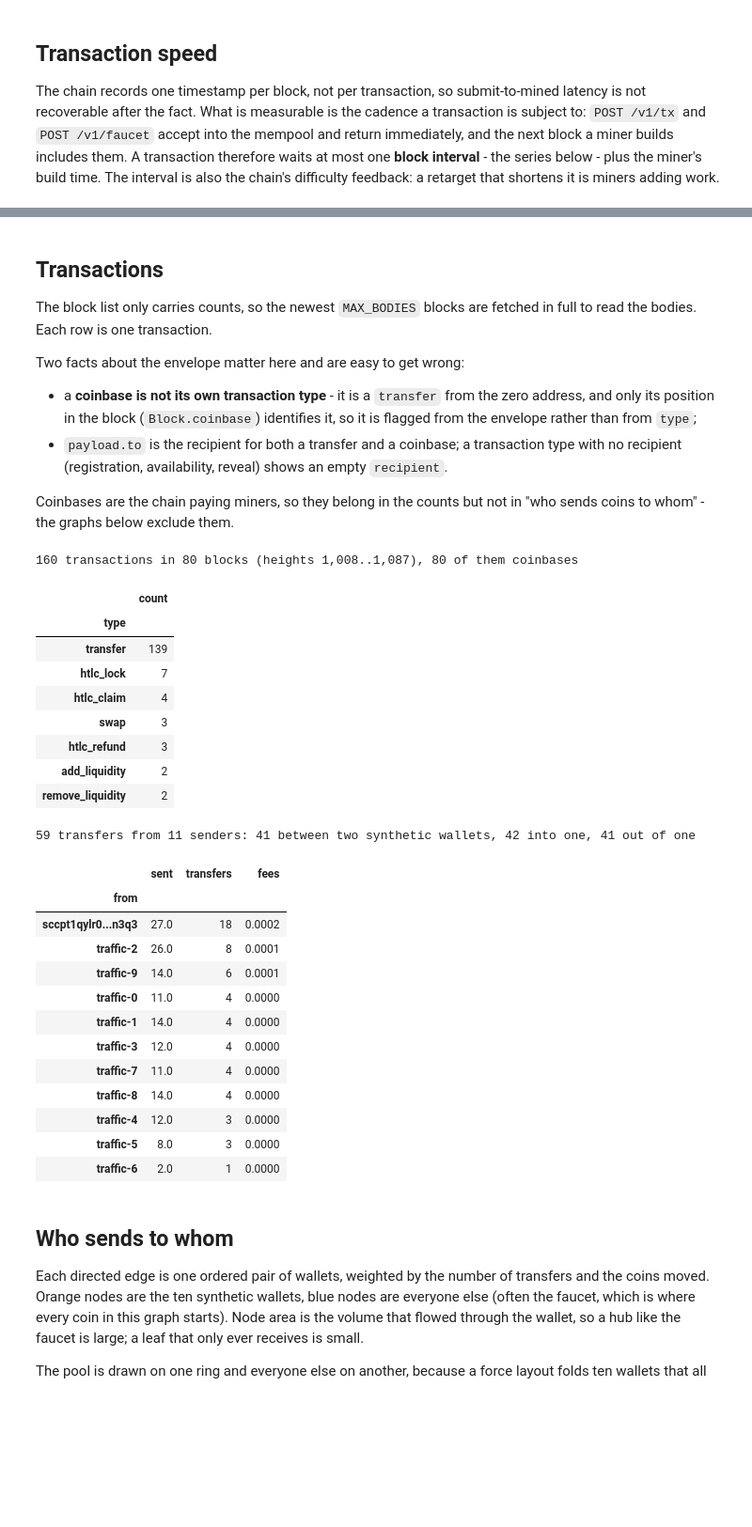
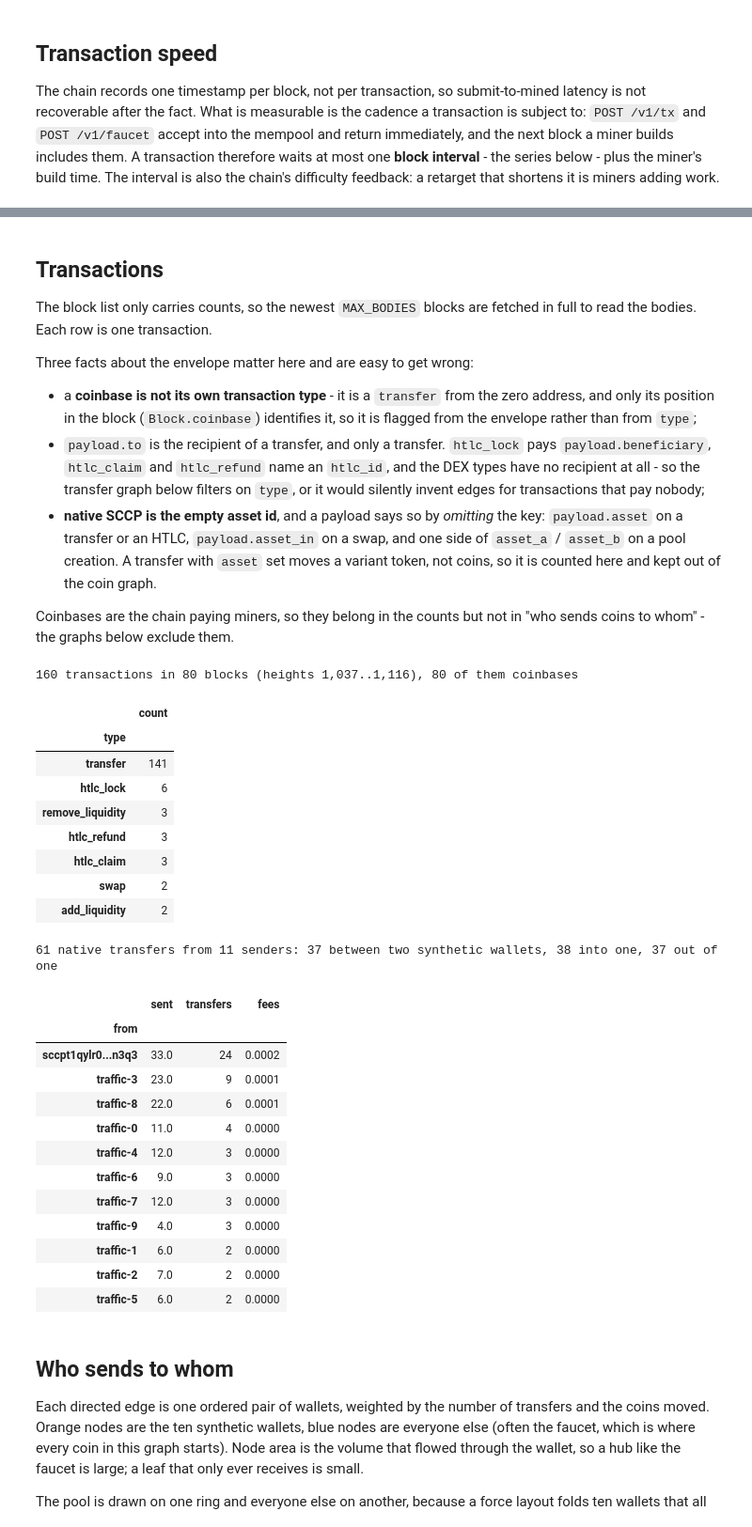
Before and after one commit to beefy/somecryptochessproject, a Jupyter notebook: analysis/testnet_stats.ipynb, the cells around one changed output, grey strips where cells are left out. Shown at 94% size. Cells and saved outputs as stored; diff of their text form; code cells hidden in the pictures; blank space fills up the shorter version.

```diff
--- a/analysis/testnet_stats.ipynb
+++ b/analysis/testnet_stats.ipynb
@@ -481,13 +487,19 @@ speed
 The block list only carries counts, so the newest `MAX_BODIES` blocks are fetched in full
 to read the bodies. Each row is one transaction.
 
-Two facts about the envelope matter here and are easy to get wrong:
+Three facts about the envelope matter here and are easy to get wrong:
 
 * a **coinbase is not its own transaction type** - it is a `transfer` from the zero
   address, and only its position in the block (`Block.coinbase`) identifies it, so it is
   flagged from the envelope rather than from `type`;
-* `payload.to` is the recipient for both a transfer and a coinbase; a transaction type
-  with no recipient (registration, availability, reveal) shows an empty `recipient`.
+* `payload.to` is the recipient of a transfer, and only a transfer. `htlc_lock` pays
+  `payload.beneficiary`, `htlc_claim` and `htlc_refund` name an `htlc_id`, and the DEX
+  types have no recipient at all - so the transfer graph below filters on `type`, or it
+  would silently invent edges for transactions that pay nobody;
+* **native SCCP is the empty asset id**, and a payload says so by *omitting* the key:
+  `payload.asset` on a transfer or an HTLC, `payload.asset_in` on a swap, and one side of
+  `asset_a` / `asset_b` on a pool creation. A transfer with `asset` set moves a variant
+  token, not coins, so it is counted here and kept out of the coin graph.
 
 Coinbases are the chain paying miners, so they belong in the counts but not in "who sends
 coins to whom" - the graphs below exclude them.
@@ -513,16 +525,24 @@ for height in sorted(BODIES):
                 "timestamp": stamp,
                 "type": tx["type"],
                 "sender": tx["from"],
+                "nonce": int(tx["nonce"]),
                 "recipient": payload.get("to"),
                 "amount": int(payload.get("amount") or 0),
+                "asset": payload.get("asset"),
                 "fee": int(tx["fee"]),
                 "coinbase": is_coinbase,
+                # The bridge and DEX types put their economic fields in type-specific
+                # keys, so the whole payload is kept: the panels below and the balance
+                # reconstruction need amount_a, amount_in, htlc_id and friends.
+                "payload": payload,
             }
         )
 
 txs = pd.DataFrame(rows)
 txs["time"] = pd.to_datetime(txs["timestamp"], unit="s", utc=True)
 txs["coins"] = txs["amount"] / COIN
+# Missing and empty both mean native SCCP; a non-empty id names a variant token.
+txs["native"] = txs["asset"].isna() | (txs["asset"] == "")
 
 print(
     f"{len(txs):,} transactions in {len(BODIES):,} blocks "
@@ -531,57 +551,60 @@ print(
 )
 txs["type"].value_counts().rename("count").to_frame()
 # %% [output]
-160 transactions in 80 blocks (heights 1,008..1,087), 80 of them coinbases
+160 transactions in 80 blocks (heights 1,037..1,116), 80 of them coinbases
 |  | count |
 | type |  |
-| transfer | 139 |
-| htlc_lock | 7 |
-| htlc_claim | 4 |
-| swap | 3 |
+| transfer | 141 |
+| htlc_lock | 6 |
+| remove_liquidity | 3 |
 | htlc_refund | 3 |
+| htlc_claim | 3 |
+| swap | 2 |
 | add_liquidity | 2 |
-| remove_liquidity | 2 |
 # %%
-paid = txs[~txs["coinbase"] & txs["recipient"].notna()].copy()
+paid = txs[~txs["coinbase"] & (txs["type"] == "transfer") & txs["native"]].copy()
 paid["from"] = paid["sender"].map(short)
 paid["to"] = paid["recipient"].map(short)
 
+variant = txs[(txs["type"] == "transfer") & ~txs["native"]]
 inside_pool = paid["sender"].isin(SYNTHETIC) & paid["recipient"].isin(SYNTHETIC)
 print(
-    f"{len(paid):,} transfers from {paid['sender'].nunique():,} senders: "
+    f"{len(paid):,} native transfers from {paid['sender'].nunique():,} senders: "
     f"{int(inside_pool.sum()):,} between two synthetic wallets, "
     f"{int(paid['recipient'].isin(SYNTHETIC).sum()):,} into one, "
     f"{int(paid['sender'].isin(SYNTHETIC).sum()):,} out of one"
 )
+if len(variant):
+    print(f"  {len(variant):,} variant-token transfers are charted with the bridge below")
 if not int(inside_pool.sum()):
     print(
         "  no synthetic wallet has paid another in this window, so the graph below is\n"
         "  funding only (faucet grants). That is a bot that is not running -- see\n"
         "  `docker compose ps traffic` -- or a window from a deploy younger than it."
     )
 
 by_sender = (
     paid.groupby("from")
     .agg(sent=("coins", "sum"), transfers=("coins", "size"), fees=("fee", "sum"))
     .sort_values("transfers", ascending=False)
 )
 by_sender["fees"] = by_sender["fees"] / COIN
 by_sender.head(15).round(4)
 # %% [output]
-59 transfers from 11 senders: 41 between two synthetic wallets, 42 into one, 41 out of one
+61 native transfers from 11 senders: 37 between two synthetic wallets, 38 into one, 37 out of one
 |  | sent | transfers | fees |
 | from |  |  |  |
-| sccpt1qylr0...n3q3 | 27.0 | 18 | 0.0002 |
-| traffic-2 | 26.0 | 8 | 0.0001 |
-| traffic-9 | 14.0 | 6 | 0.0001 |
+| sccpt1qylr0...n3q3 | 33.0 | 24 | 0.0002 |
+| traffic-3 | 23.0 | 9 | 0.0001 |
+| traffic-8 | 22.0 | 6 | 0.0001 |
 | traffic-0 | 11.0 | 4 | 0.0000 |
-| traffic-1 | 14.0 | 4 | 0.0000 |
-| traffic-3 | 12.0 | 4 | 0.0000 |
-| traffic-7 | 11.0 | 4 | 0.0000 |
-| traffic-8 | 14.0 | 4 | 0.0000 |
 | traffic-4 | 12.0 | 3 | 0.0000 |
-| traffic-5 | 8.0 | 3 | 0.0000 |
-| traffic-6 | 2.0 | 1 | 0.0000 |
+| traffic-6 | 9.0 | 3 | 0.0000 |
+| traffic-7 | 12.0 | 3 | 0.0000 |
+| traffic-9 | 4.0 | 3 | 0.0000 |
+| traffic-1 | 6.0 | 2 | 0.0000 |
+| traffic-2 | 7.0 | 2 | 0.0000 |
+| traffic-5 | 6.0 | 2 | 0.0000 |
 # %% [markdown]
 ## Who sends to whom
 
```
Also changed, not shown: parts of 13 cells of this notebook, 2 other files.
